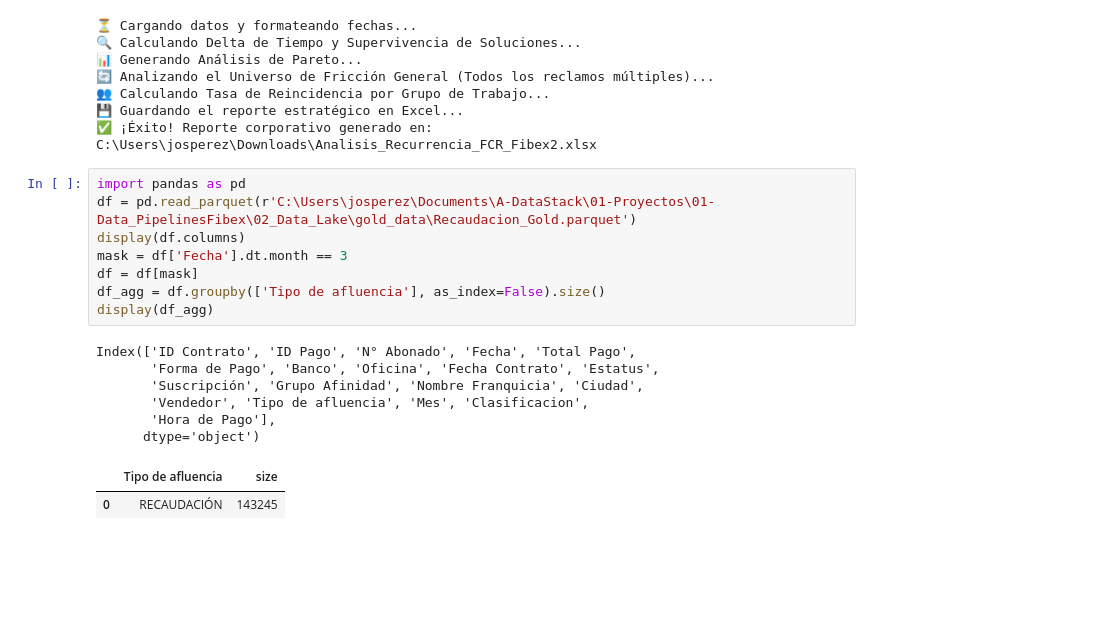
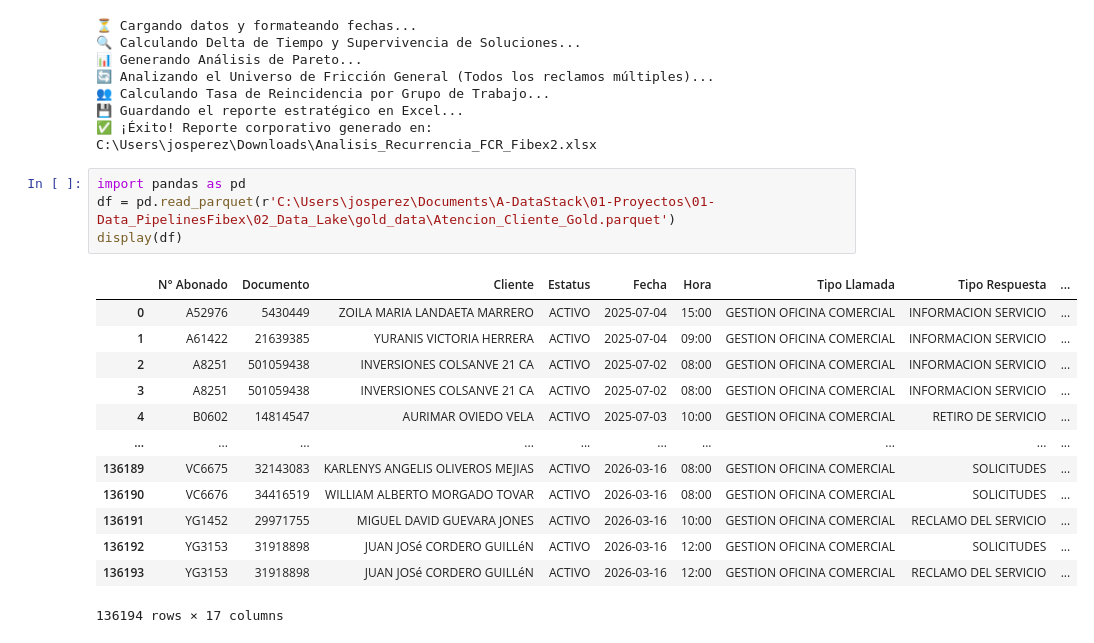
Before and after one commit to Artur030610/Data-Automated-Pipeline-Telecom, a Jupyter notebook: Notebooks/afluencia.ipynb, the cells around one changed output. Drawn from its saved outputs; the diff is of its cells as text; blank space fills up the shorter version.

```diff
--- a/Notebooks/afluencia.ipynb
+++ b/Notebooks/afluencia.ipynb
@@ -971,18 +970,19 @@ print(f"✅ ¡Éxito! Reporte corporativo generado en: {nombre_archivo}")
 ✅ ¡Éxito! Reporte corporativo generado en: C:\Users\josperez\Downloads\Analisis_Recurrencia_FCR_Fibex2.xlsx
 # %%
 import pandas as pd
-df = pd.read_parquet(r'C:\Users\josperez\Documents\A-DataStack\01-Proyectos\01-Data_PipelinesFibex\02_Data_Lake\gold_data\Recaudacion_Gold.parquet')
-display(df.columns)
-mask = df['Fecha'].dt.month == 3
-df = df[mask]
-df_agg = df.groupby(['Tipo de afluencia'], as_index=False).size()
-display(df_agg)
+df = pd.read_parquet(r'C:\Users\josperez\Documents\A-DataStack\01-Proyectos\01-Data_PipelinesFibex\02_Data_Lake\gold_data\Atencion_Cliente_Gold.parquet')
+display(df)
 # %% [output]
+|  | N° Abonado | Documento | Cliente | Estatus | Fecha | Hora | Tipo Llamada | Tipo Respuesta | ... |
+| 0 | A52976 | 5430449 | ZOILA MARIA LANDAETA MARRERO | ACTIVO | 2025-07-04 | 15:00 | GESTION OFICINA COMERCIAL | INFORMACION SERVICIO | ... |
+| 1 | A61422 | 21639385 | YURANIS VICTORIA HERRERA | ACTIVO | 2025-07-04 | 09:00 | GESTION OFICINA COMERCIAL | INFORMACION SERVICIO | ... |
+| 2 | A8251 | 501059438 | INVERSIONES COLSANVE 21 CA | ACTIVO | 2025-07-02 | 08:00 | GESTION OFICINA COMERCIAL | INFORMACION SERVICIO | ... |
+| 3 | A8251 | 501059438 | INVERSIONES COLSANVE 21 CA | ACTIVO | 2025-07-02 | 08:00 | GESTION OFICINA COMERCIAL | INFORMACION SERVICIO | ... |
+| 4 | B0602 | 14814547 | AURIMAR OVIEDO VELA | ACTIVO | 2025-07-03 | 10:00 | GESTION OFICINA COMERCIAL | RETIRO DE SERVICIO | ... |
+| ... | ... | ... | ... | ... | ... | ... | ... | ... | ... |
+| 136189 | VC6675 | 32143083 | KARLENYS ANGELIS OLIVEROS MEJIAS | ACTIVO | 2026-03-16 | 08:00 | GESTION OFICINA COMERCIAL | SOLICITUDES | ... |
+| 136190 | VC6676 | 34416519 | WILLIAM ALBERTO MORGADO TOVAR | ACTIVO | 2026-03-16 | 08:00 | GESTION OFICINA COMERCIAL | SOLICITUDES | ... |
+| 136191 | YG1452 | 29971755 | MIGUEL DAVID GUEVARA JONES | ACTIVO | 2026-03-16 | 10:00 | GESTION OFICINA COMERCIAL | RECLAMO DEL SERVICIO | ... |
+| 136192 | YG3153 | 31918898 | JUAN JOSé CORDERO GUILLéN | ACTIVO | 2026-03-16 | 12:00 | GESTION OFICINA COMERCIAL | SOLICITUDES | ... |
+| 136193 | YG3153 | 31918898 | JUAN JOSé CORDERO GUILLéN | ACTIVO | 2026-03-16 | 12:00 | GESTION OFICINA COMERCIAL | RECLAMO DEL SERVICIO | ... |
-Index(['ID Contrato', 'ID Pago', 'N° Abonado', 'Fecha', 'Total Pago',
-       'Forma de Pago', 'Banco', 'Oficina', 'Fecha Contrato', 'Estatus',
-       'Suscripción', 'Grupo Afinidad', 'Nombre Franquicia', 'Ciudad',
-       'Vendedor', 'Tipo de afluencia', 'Mes', 'Clasificacion',
-       'Hora de Pago'],
-      dtype='object')
+136194 rows × 17 columns
-|  | Tipo de afluencia | size |
-| 0 | RECAUDACIÓN | 143245 |
```
Also changed, not shown: parts of 2 cells of this notebook, 5 other files.
